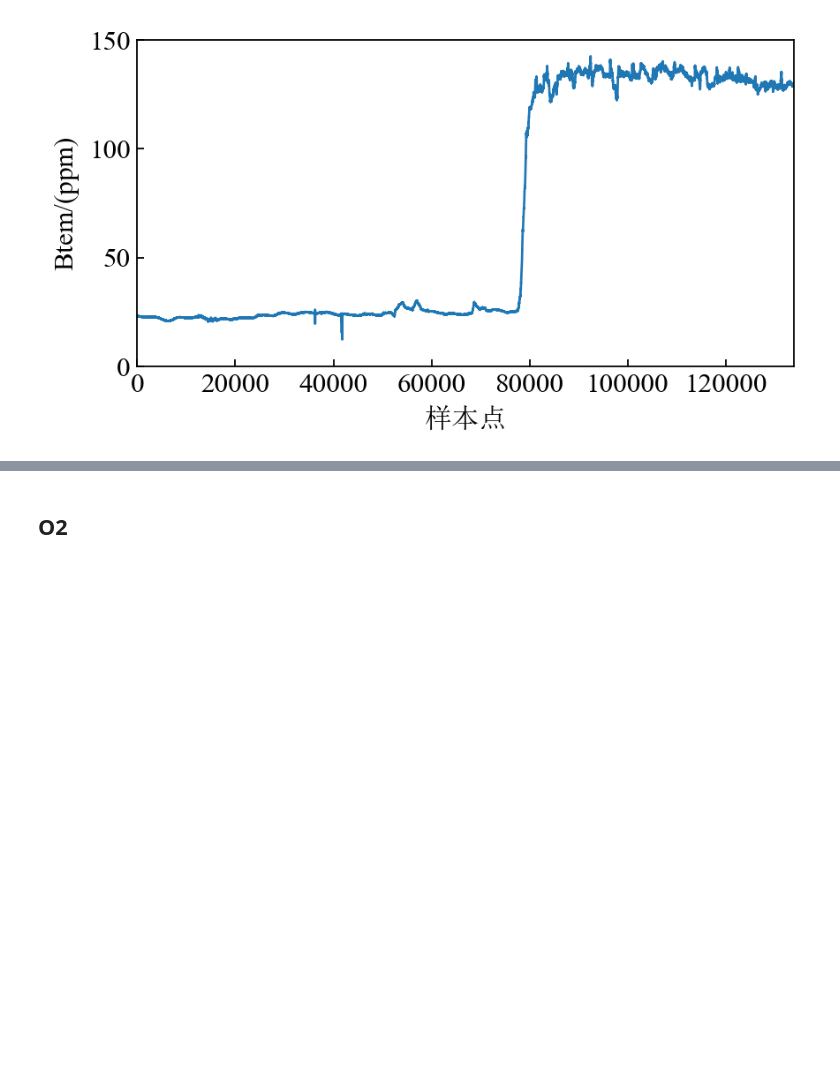
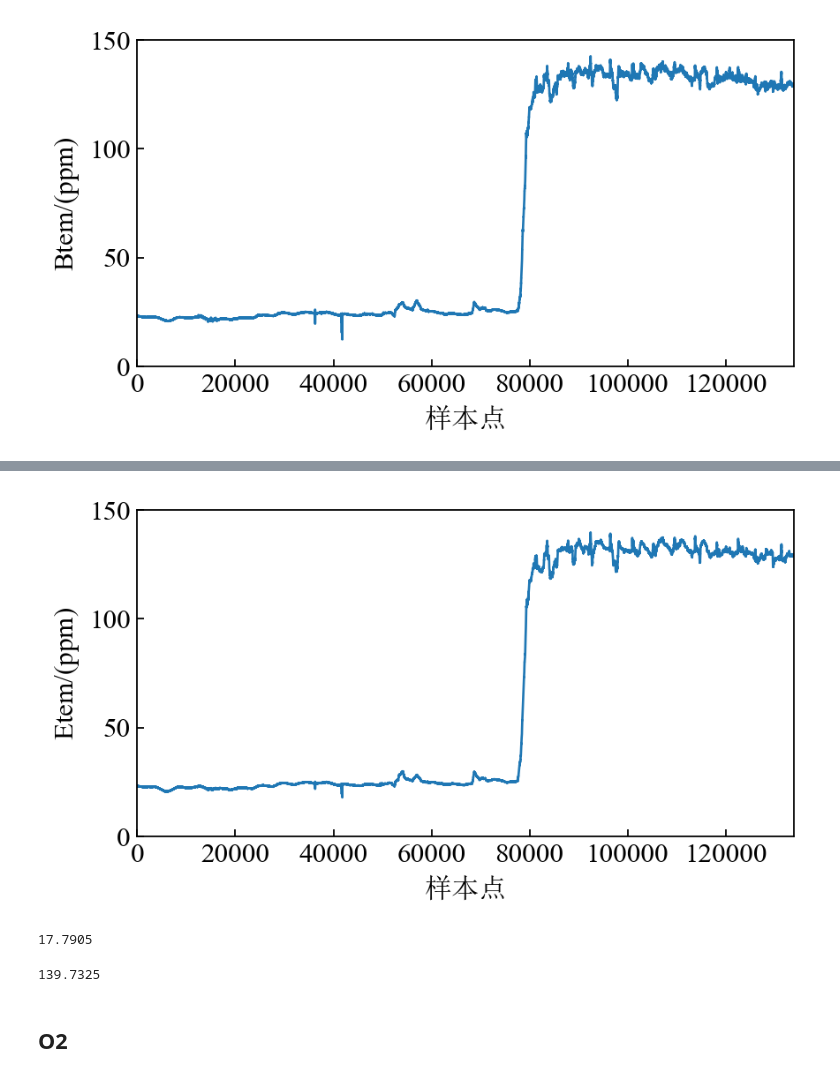
Before and after one commit to Edie-Z/NYPowerStation, a Jupyter notebook: NYDA3_Preprocess.ipynb, the cells around one changed output, grey strips where cells are left out. Drawn from its saved outputs; the diff is of its cells as text; code cells hidden in the pictures; blank space fills up the shorter version.

```diff
--- a/NYDA3_Preprocess.ipynb
+++ b/NYDA3_Preprocess.ipynb
@@ -347,3 +372,24 @@ plot_curve(curve_data)
+# %%
+curve_data = {
+    "x": [np.arange(len(nox_filter))],
+    "y": [Etem],
+    "ylim": [0, 150],
+    "xlim": [0, 134000],
+    "xlabel": "样本点",
+    "ylabel": "Etem/($\mathrm{ppm}$)",
+}
+
+plot_curve(curve_data)
+# %% [output]
+[figure, added]
+# %%
+Etem.min()
+# %% [output]
+17.7905
+# %%
+Etem.max()
+# %% [output]
+139.7325
 # %% [markdown]
 ## O2
 # %%
```
Also changed, not shown: parts of 7 cells of this notebook, 4 other files.
